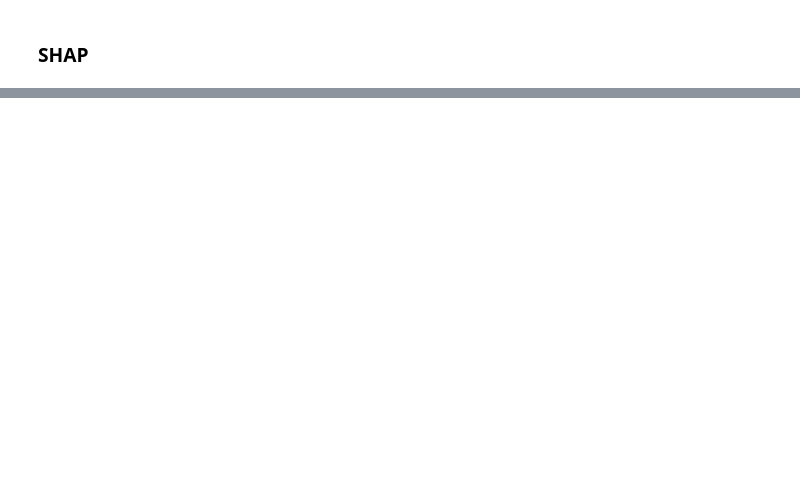
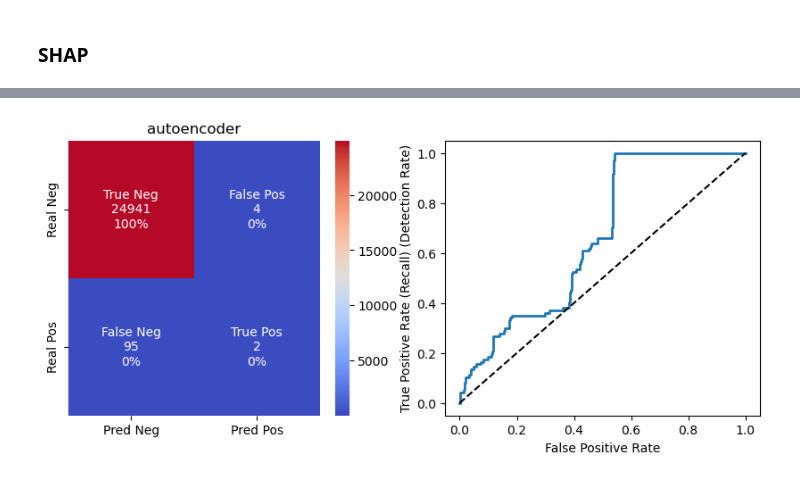
Before and after one commit to BenjaminDeporte/Cyber, a Jupyter notebook: code/SandBox.ipynb, the cells around one changed output, grey strips where cells are left out. Saved outputs shown, nothing was run; the diff lists cells and outputs as text; code cells hidden in the pictures; blank space fills up the shorter version.

```diff
--- a/code/SandBox.ipynb
+++ b/code/SandBox.ipynb
@@ -622,0 +801,3 @@ shap.summary_plot(shap_values, X_test, feature_names=features_names)
+# %%
+X_test_pred = autoencoder.predict(X_test)
+Y_test_pred = [ True if (np.mean(np.power(X_test_pred[i] - X_test[i],2)) >= THRESHOLD) else False for i in range(len(X_test))]
@@ -622,0 +806,25 @@ shap.summary_plot(shap_values, X_test, feature_names=features_names)
+# %%
+cf_matrix = confusion_matrix(Y_test, Y_test_pred)
+name='autoencoder'
+
+group_names = ["True Neg","False Pos","False Neg","True Pos"]
+group_counts = [ f'{value:0}' for value in cf_matrix.flatten()]
+group_percentages = [f'{value*100:.0f}%' for value in cf_matrix.flatten()/np.sum(cf_matrix)]
+labels = [ f'{v1}\n{v2}\n{v3}' for v1, v2, v3 in zip(group_names,group_counts,group_percentages) ]
+labels = np.asarray(labels).reshape(2,2)
+
+fig, ax = plt.subplots(nrows=1, ncols=2, figsize=(10, 4))
+sns.heatmap(cf_matrix, annot=labels, fmt="", cmap="coolwarm", center = np.sum(cf_matrix)/2, xticklabels=["Pred Neg", "Pred Pos"], yticklabels=["Real Neg", "Real Pos"], ax=ax[0])
+ax[0].set_title(name)
+
+mse = np.mean(np.power(X_test - X_test_pred, 2), axis=1)
+fpr, tpr, thresholds = roc_curve(Y_test, mse)
+# roc_curve_params[name] = [ fpr, tpr, thresholds ]
+
+ax[1].plot(fpr, tpr, linewidth=2)
+ax[1].plot([0,1], [0,1], 'k--')
+ax[1].set_xlabel("False Positive Rate")
+ax[1].set_ylabel("True Positive Rate (Recall) (Detection Rate)")
+plt.show()
+# %% [output]
+[figure, added]
```
Also changed, not shown: parts of 27 cells of this notebook, 2 other files.
